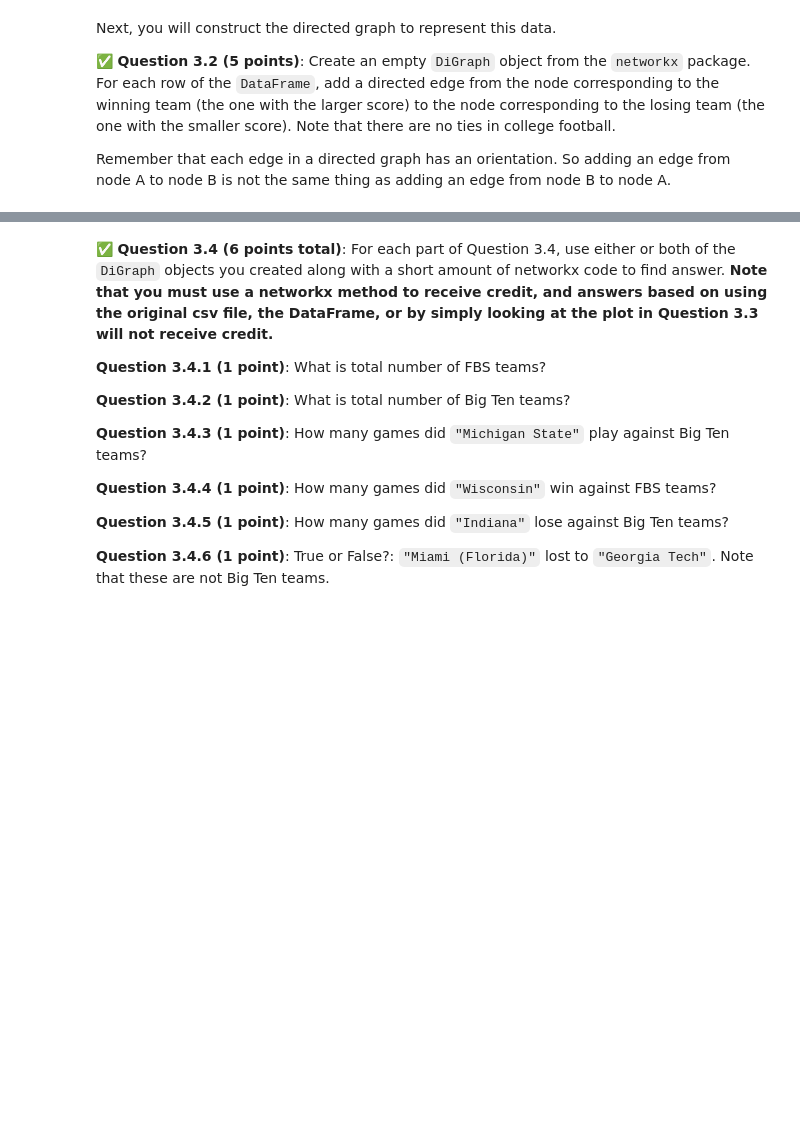
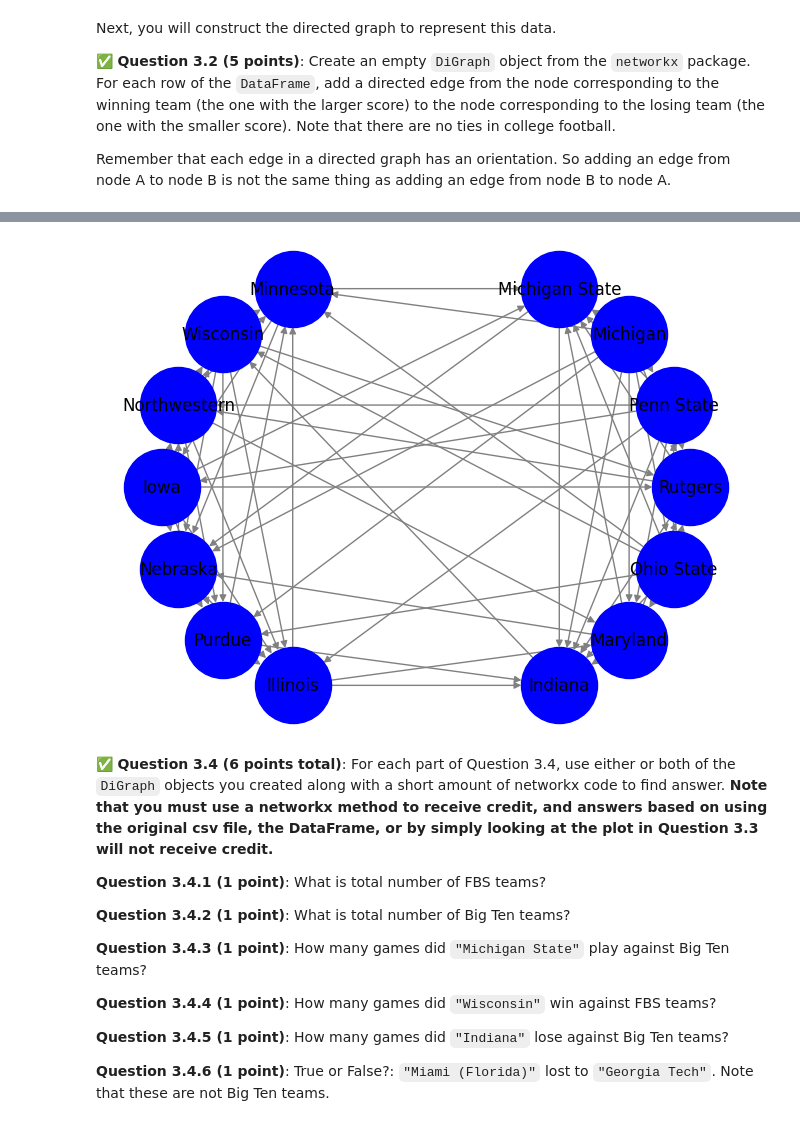
Before and after one commit to Brendanhhh/cmse202-s24-turnin, a Jupyter notebook: HW-2/HW-02_ABMandGraphTheory-STUDENT.ipynb, the cells around one changed output, grey strips where cells are left out. Drawn from its saved outputs; the diff is of its cells as text; code cells hidden in the pictures; blank space fills up the shorter version.

```diff
--- a/HW-2/HW-02_ABMandGraphTheory-STUDENT.ipynb
+++ b/HW-2/HW-02_ABMandGraphTheory-STUDENT.ipynb
@@ -351,0 +351,5 @@ Each row contains data from one game between two FBS teams. The first column con
+# %%
+# Put your code for Question 3.1 here:
+import pandas as pd
+df = pd.read_csv('NCAAFootballScores2023.csv', names=["Date", "Home Team", "Home Points", "Away Team", "Away Points"])
+df.head(),df.tail()
@@ -359,0 +375,14 @@ Remember that each edge in a directed graph has an orientation. So adding an edg
+# %%
+# Put your code for Question 3.2 here:
+import networkx as nx
+G = nx.DiGraph()
+for index, row in df.iterrows():
+    if row['Home Points'] > row['Away Points']:
+        G.add_edge(row['Home Team'], row['Away Team'])
+    else:
+        G.add_edge(row['Away Team'], row['Home Team'])
+print(G.number_of_nodes())
+print(G.number_of_edges())
+list(G.edges(data=True))[:5]
+
+#worked on this for a while, used chatGPT to debug and help with line 11
@@ -371,9 +408,14 @@ If you do this part correctly, you should get something that looks like this: <i
 # %%
 # Put your code for Question 3.3 here:
 BigTen_positions = {"Michigan State":(0.63,0.92),"Michigan":(0.96,0.71),"Penn State":(1.17,0.38),"Rutgers":(1.25,0.0),
                     "Ohio State":(1.17,-0.38),"Maryland":(0.96,-0.71),"Indiana":(0.63,-0.92),
                     "Illinois":(-0.63,-0.92),"Purdue":(-0.96,-0.71),"Nebraska":(-1.17,-0.38),
                     "Iowa":(-1.25,0.0),"Northwestern":(-1.17,0.38),"Wisconsin":(-0.96,0.71),"Minnesota":(-0.63,0.92)}
+BigTen_subgraph = G.subgraph(BigTen_positions.keys())
+
+nx.draw(BigTen_subgraph,pos=BigTen_positions,with_labels=True,node_color='blue',edge_color='gray',node_size=3000)
+# %% [output]
+[figure, added]
 # %% [markdown]
 &#9989;  **Question 3.4 (6 points total)**: For each part of Question 3.4, use either or both of the `DiGraph` objects you created along with a short amount of networkx code to find answer. **Note that you must use a networkx method to receive credit, and answers based on using the original csv file, the DataFrame, or by simply looking at the plot in Question 3.3 will not receive credit.**
 
```
Also changed, not shown: parts of 17 cells of this notebook, 1 other file.
